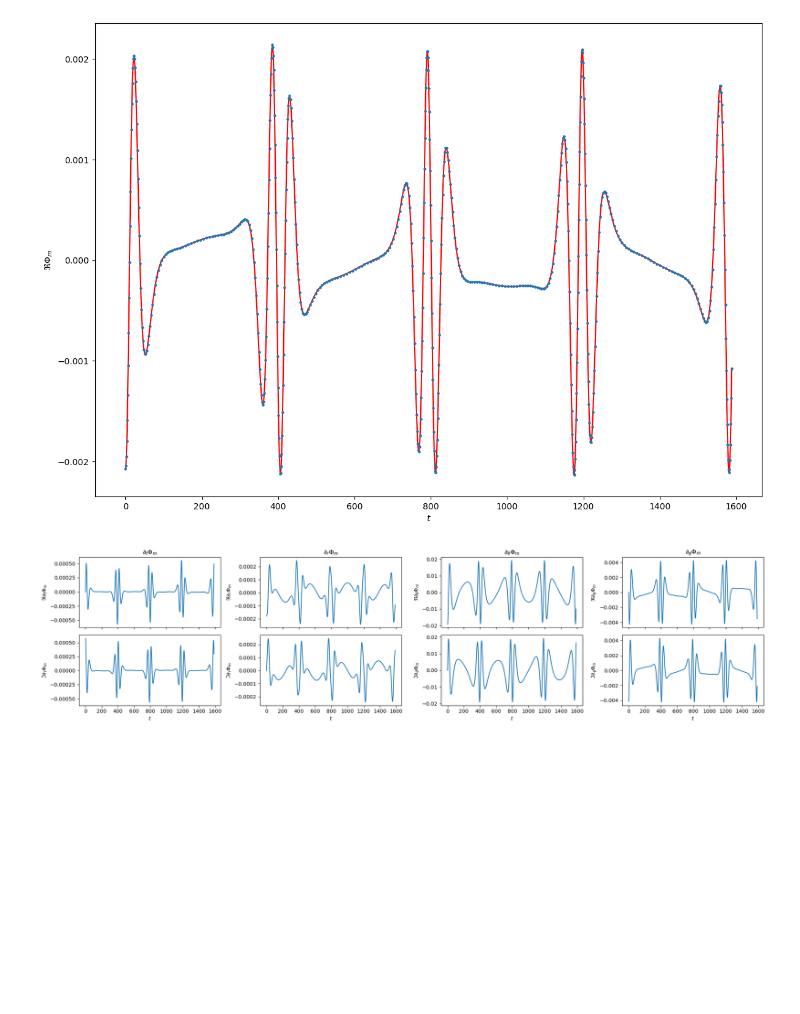
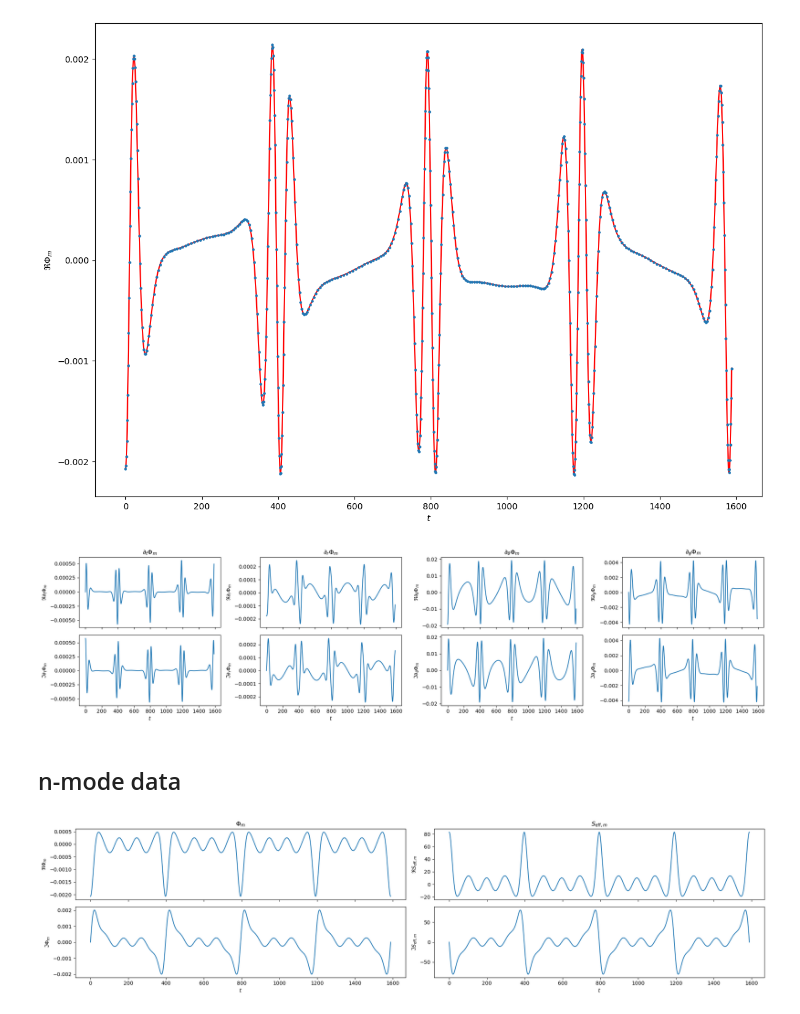
Before and after one commit to thompsonphys/inspectre, a Jupyter notebook: notebooks/visual_inspection.ipynb, the cells around one changed output. Drawn from its saved outputs; the diff is of its cells as text; code cells hidden in the pictures; blank space fills up the shorter version.

Commit message:
outputting n-mode integrand timeseries data

```diff
--- a/notebooks/visual_inspection.ipynb
+++ b/notebooks/visual_inspection.ipynb
@@ -5,8 +5,10 @@ import matplotlib.pyplot as plt
 # load data
 traj_data_path = "../data/traj_source.dat"
 field_deriv_path = "../data/puncture_derivs.dat"
+nmode_path = "../data/nmode_data.dat"
 lam, t, r_p, phi_p, ur, ReField, ImField, ReSrc, ImSrc = np.loadtxt(traj_data_path).T
 deriv_data = np.loadtxt(field_deriv_path).T
+nmode_data = np.loadtxt(nmode_path).T
 # %%
 fig, axs = plt.subplots(nrows=1, ncols=4, figsize=(20,5))
 axs[0].plot(t,lam)
@@ -103,3 +105,25 @@ plt.tight_layout()
 plt.show()
 # %% [output]
 [figure]
+# %% [markdown]
+## n-mode data
+# %%
+fig, axs = plt.subplots(nrows=2, ncols=2, figsize=(20,5), sharex=True)
+axs[0][0].plot(t,nmode_data[1])
+axs[0][0].set_ylabel(r'$\Re\Phi_m$')
+axs[0][0].set_title(r'$\Phi_m$')
+axs[0][1].plot(t,nmode_data[-2])
+axs[0][1].set_ylabel(r'$\Re S_{{\rm eff}, m}$')
+axs[0][1].set_title(r'$S_{{\rm eff}, m}$')
+axs[1][0].plot(t,nmode_data[2])
+axs[1][0].set_ylabel(r'$\Im\Phi_m$')
+axs[1][1].plot(t,nmode_data[-1])
+axs[1][1].set_ylabel(r'$\Im S_{{\rm eff}, m}$')
+
+for ax in axs.T:
+    ax[1].set_xlabel(r'$t$')
+
+plt.tight_layout()
+plt.show()
+# %% [output]
+[figure, added]
```
Also changed, not shown: parts of 1 cell of this notebook, 1 other file.
